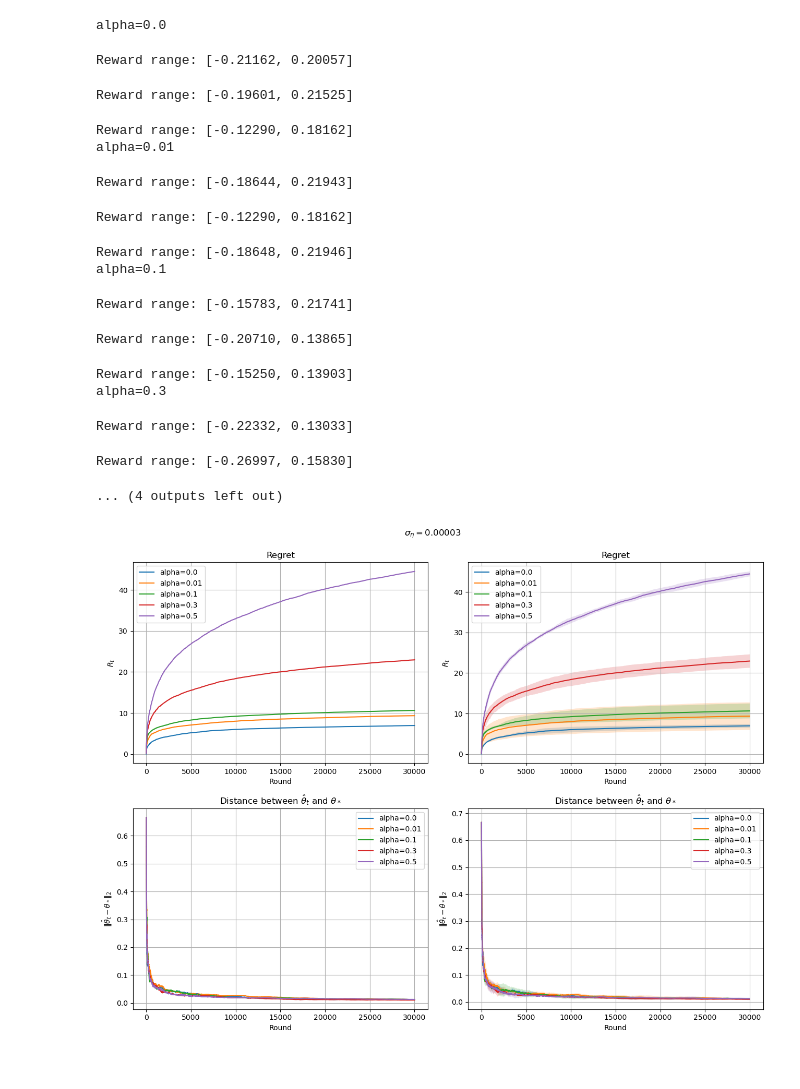
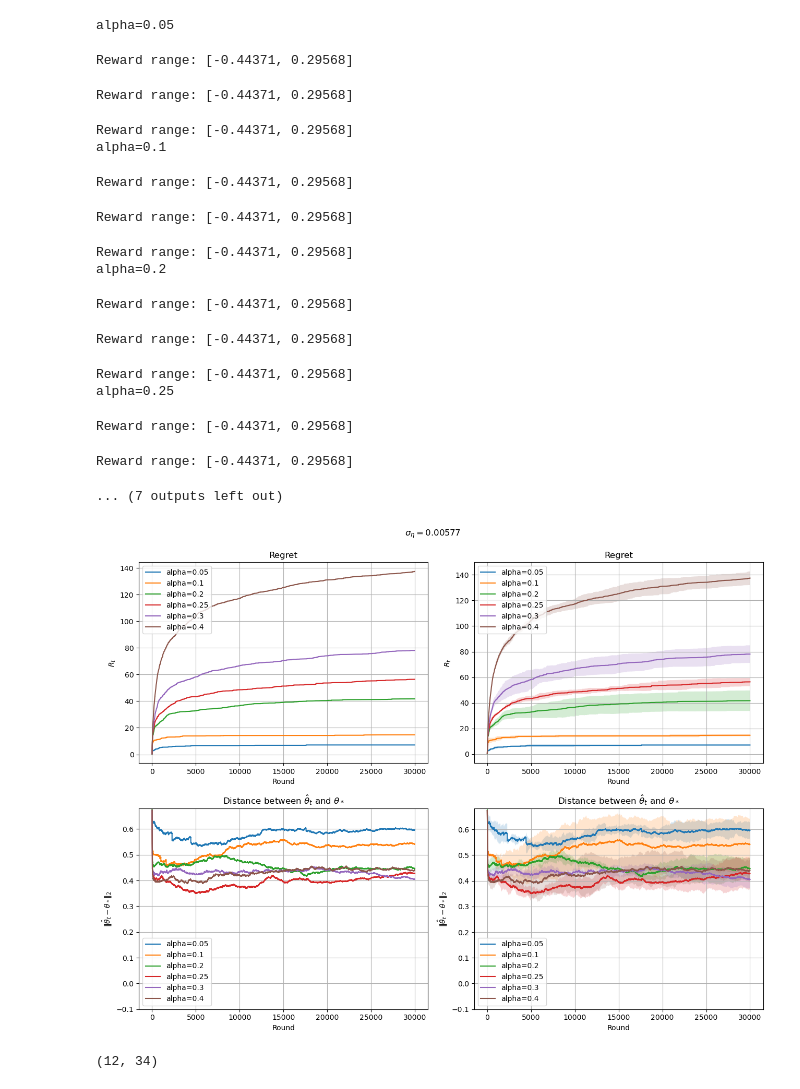
Before and after one commit to ImPJH/PHD, a Jupyter notebook: latent-contextual-bandit/modules/Test.ipynb, the cells around one changed output. Drawn from its saved outputs; the diff is of its cells as text; code cells hidden in the pictures.

```diff
--- a/latent-contextual-bandit/modules/Test.ipynb
+++ b/latent-contextual-bandit/modules/Test.ipynb
@@ -142,7 +55,7 @@ Maximum norm: 1.00000
 # ex_ = u @ sig_v @ v_T
 # print(ex_.shape)
 # %%
-A = mapping_generator(latent_dim=k, obs_dim=d, distribution="uniform", lower_bound=mapping_bound, random_state=SEED)
+A = mapping_generator(latent_dim=m, obs_dim=d, distribution="uniform", lower_bound=mapping_bound, random_state=SEED)
 print(f"Shape of the mapping: {A.shape}")
 print(A)
 print(f"Maximum singular value: {np.linalg.norm(A, 2):.5f}")
@@ -193,5 +116,5 @@ Singular values of B: [1.         0.76168777 0.65760869 0.62600869 0.5985612  0.
 # %%
-true_mu = param_generator(dimension=k, distribution="uniform", disjoint=True, bound=param_bound, random_state=SEED+1)
+true_mu = param_generator(dimension=k+N, distribution="uniform", disjoint=True, bound=param_bound, random_state=SEED+1)
 print(f"True mu: {true_mu}")
 print(f"Norm of the true mu: {l2norm(true_mu)}")
 # %% [output]
@@ -209,7 +141,7 @@ Norm of the true theta: 0.6657484820071807
 # %%
 reward_std = 0.1
-context_std = 1 / T
-alphas = [0., 0.01, 0.1, 0.3, 0.5]
+context_std = 1 / np.sqrt(T)
+alphas = [0.05, 0.1, 0.2, 0.25, 0.3, 0.4]
 trials = 3
 # %%
 result = dict()
@@ -220,16 +152,17 @@ for alpha in alphas:
     for trial in range(trials):
         regrets = np.zeros(T)
         errors = np.zeros(T)
-        agent = LinUCB(d=d, alpha=alpha, lbda=1.)
+        agent = LinUCB(d=d+N, alpha=alpha, lbda=1.)
         for t in tqdm(range(T)):
             seed = SEED + (100000 * trial) + t + int(10000000*alpha)
-            idx = np.random.choice(np.arange(M), size=N, replace=False)
-            action_set = X[idx, :]
+#             idx = np.random.choice(np.arange(M), size=N, replace=False)
+            idx = np.arange(N)
+            latent_set = Z_prime[idx, :]
 
             ## sample the context noise and generate the observable feature
-            context_noise = subgaussian_noise(distribution="gaussian", size=(N*d), std=context_std, random_state=seed).reshape(N, d)
-            denoised_action_set = action_set - context_noise # (N, d)
-            latent_set = denoised_action_set @ B.T # (N, d) @ (d, k) -> (N, k)
+            context_noise = subgaussian_noise(distribution="gaussian", size=(N*(d+N)), std=context_std, random_state=seed).reshape(N, d+N)
+            action_set = latent_set @ A.T # (N, k+N) @ (k+N, d+N)
+            action_set = action_set + context_noise
 
 #             ## clipping
 #             for i in range(N):
@@ -266,50 +199,51 @@ for alpha in alphas:
         error_container[trial] = errors
     result[alpha] = (regret_container, error_container)
 # %% [output]
-alpha=0.0
+alpha=0.05
-Reward range: [-0.21162, 0.20057]
+Reward range: [-0.44371, 0.29568]
-Reward range: [-0.19601, 0.21525]
+Reward range: [-0.44371, 0.29568]
-Reward range: [-0.12290, 0.18162]
-alpha=0.01
+Reward range: [-0.44371, 0.29568]
+alpha=0.1
-Reward range: [-0.18644, 0.21943]
+Reward range: [-0.44371, 0.29568]
-Reward range: [-0.12290, 0.18162]
+Reward range: [-0.44371, 0.29568]
-Reward range: [-0.18648, 0.21946]
-alpha=0.1
+Reward range: [-0.44371, 0.29568]
+alpha=0.2
-Reward range: [-0.15783, 0.21741]
+Reward range: [-0.44371, 0.29568]
-Reward range: [-0.20710, 0.13865]
+Reward range: [-0.44371, 0.29568]
-Reward range: [-0.15250, 0.13903]
-alpha=0.3
+Reward range: [-0.44371, 0.29568]
+alpha=0.25
-Reward range: [-0.22332, 0.13033]
+Reward range: [-0.44371, 0.29568]
-Reward range: [-0.26997, 0.15830]
+Reward range: [-0.44371, 0.29568]
-... (4 outputs left out)
+... (7 outputs left out)
 # %%
 NROWS = NCOLS = 2
 title = r"$\sigma_\eta=$"
 fig, ax = plt.subplots(nrows=NROWS, ncols=NCOLS, figsize=(13, 10))
 
 for i in range(NROWS):
     for j in range(NCOLS):
         for key in result:
             item = result[key][i]
             if j == 0:
                 ax[i][j].plot(np.mean(item, axis=0), label=f"alpha={key}")
             else:
                 mean = np.mean(item, axis=0)
                 std = np.std(item, axis=0, ddof=1)
                 ax[i][j].plot(mean, label=f"alpha={key}")
                 ax[i][j].fill_between(np.arange(T), mean-std, mean+std, alpha=0.2)
             ax[i][j].set_xlabel("Round")
             if i == 0:
                 ax[i][j].set_ylabel(r"$R_t$")
                 ax[i][j].set_title("Regret")
             else:
                 ax[i][j].set_ylabel(r"${\Vert \hat{\theta}_t - \theta_*\Vert}_2$")
                 ax[i][j].set_title(r"Distance between $\hat\theta_t$ and $\theta_*$")
+                ax[i][j].set_ylim(-0.1, None)
             ax[i][j].grid(True)
             ax[i][j].legend()
 
 fig.tight_layout(rect=[0, 0, 1, 0.95])
 fig.suptitle(f"{title}{context_std:.5f}")
 fig.show()
 # %% [output]
-[figure, old version]
+[figure, new version]
@@ -315,0 +348,5 @@ fig.show()
+# %%
+A = mapping_generator(latent_dim=k+N, obs_dim=d, distribution="uniform", lower_bound=mapping_bound, random_state=SEED)
+print(A.shape)
+# %% [output]
+(12, 34)
```
Also changed, not shown: parts of 13 cells of this notebook, 2 other files.
